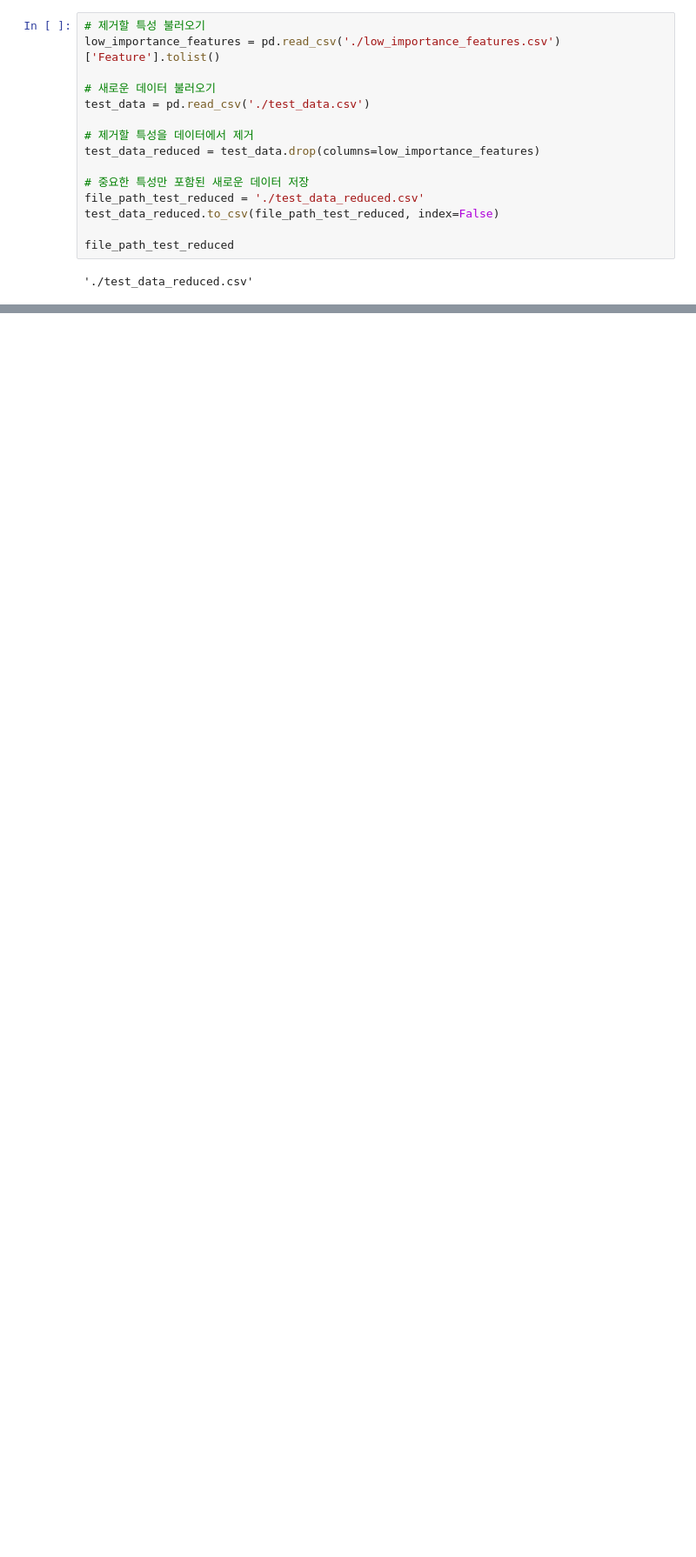
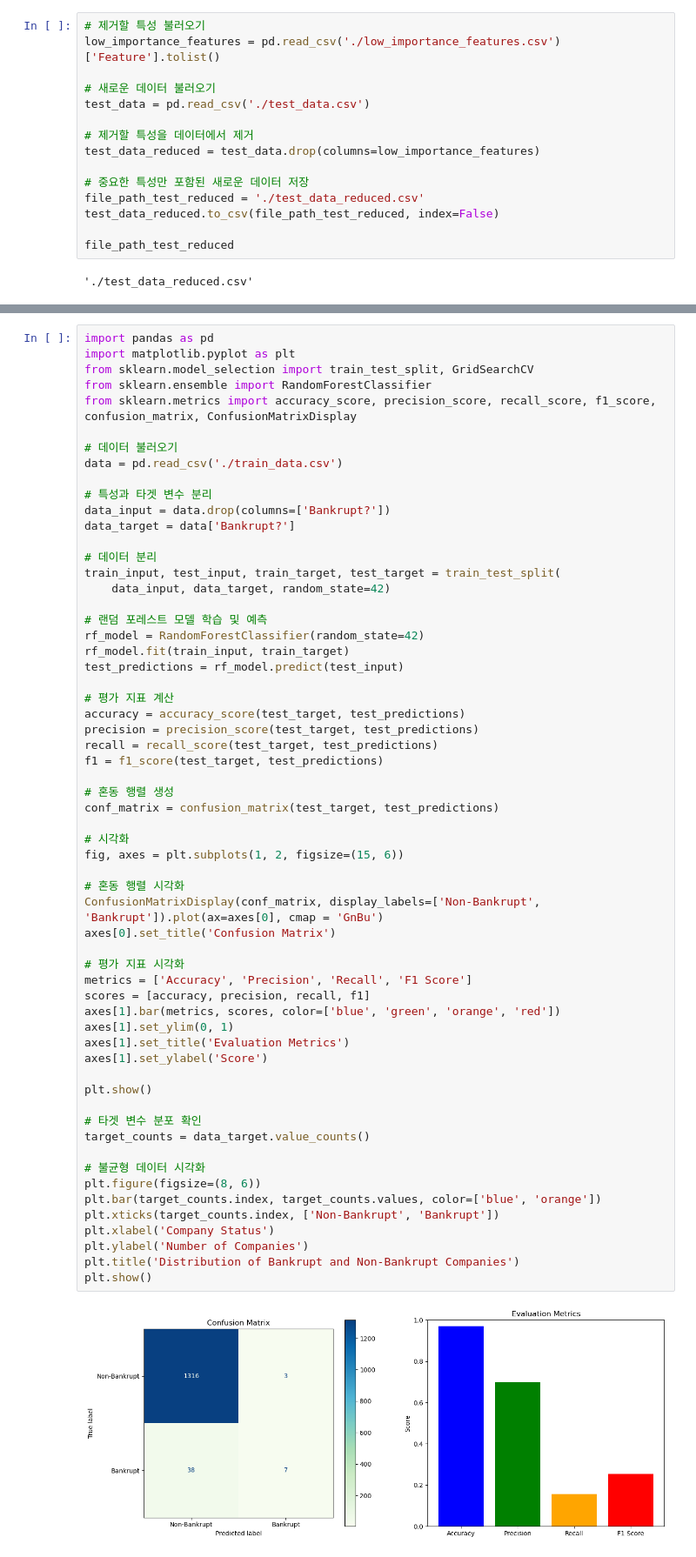
Before and after one commit to pjiseok/ML_project, a Jupyter notebook: 0708_pj02.ipynb, the cells around one changed output, grey strips where cells are left out. Shown: that part at 87% size. Cells and saved outputs as stored; diff of their text form; blank space fills up the shorter version.

```diff
--- a/0708_pj02.ipynb
+++ b/0708_pj02.ipynb
@@ -167,0 +131,62 @@ print("교차 검증 평균 정확도: ", cv_accuracy_reduced)
+# %%
+import pandas as pd
+import matplotlib.pyplot as plt
+from sklearn.model_selection import train_test_split, GridSearchCV
+from sklearn.ensemble import RandomForestClassifier
+from sklearn.metrics import accuracy_score, precision_score, recall_score, f1_score, confusion_matrix, ConfusionMatrixDisplay
+
+# 데이터 불러오기
+data = pd.read_csv('./train_data.csv')
+
+# 특성과 타겟 변수 분리
+data_input = data.drop(columns=['Bankrupt?'])
+data_target = data['Bankrupt?']
+
+# 데이터 분리
+train_input, test_input, train_target, test_target = train_test_split(
+    data_input, data_target, random_state=42)
+
+# 랜덤 포레스트 모델 학습 및 예측
+rf_model = RandomForestClassifier(random_state=42)
+rf_model.fit(train_input, train_target)
+test_predictions = rf_model.predict(test_input)
+
+# 평가 지표 계산
+accuracy = accuracy_score(test_target, test_predictions)
+precision = precision_score(test_target, test_predictions)
+recall = recall_score(test_target, test_predictions)
+f1 = f1_score(test_target, test_predictions)
+
+# 혼동 행렬 생성
+conf_matrix = confusion_matrix(test_target, test_predictions)
+
+# 시각화
+fig, axes = plt.subplots(1, 2, figsize=(15, 6))
+
+# 혼동 행렬 시각화
+ConfusionMatrixDisplay(conf_matrix, display_labels=['Non-Bankrupt', 'Bankrupt']).plot(ax=axes[0], cmap = 'GnBu')
+axes[0].set_title('Confusion Matrix')
+
+# 평가 지표 시각화
+metrics = ['Accuracy', 'Precision', 'Recall', 'F1 Score']
+scores = [accuracy, precision, recall, f1]
+axes[1].bar(metrics, scores, color=['blue', 'green', 'orange', 'red'])
+axes[1].set_ylim(0, 1)
+axes[1].set_title('Evaluation Metrics')
+axes[1].set_ylabel('Score')
+
+plt.show()
+
+# 타겟 변수 분포 확인
+target_counts = data_target.value_counts()
+
+# 불균형 데이터 시각화
+plt.figure(figsize=(8, 6))
+plt.bar(target_counts.index, target_counts.values, color=['blue', 'orange'])
+plt.xticks(target_counts.index, ['Non-Bankrupt', 'Bankrupt'])
+plt.xlabel('Company Status')
+plt.ylabel('Number of Companies')
+plt.title('Distribution of Bankrupt and Non-Bankrupt Companies')
+plt.show()
+# %% [output]
+[figure, added]
```
Also changed, not shown: parts of 7 cells of this notebook.
